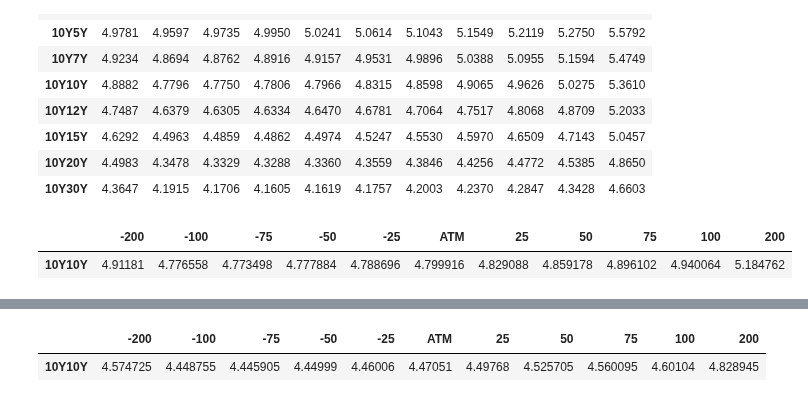
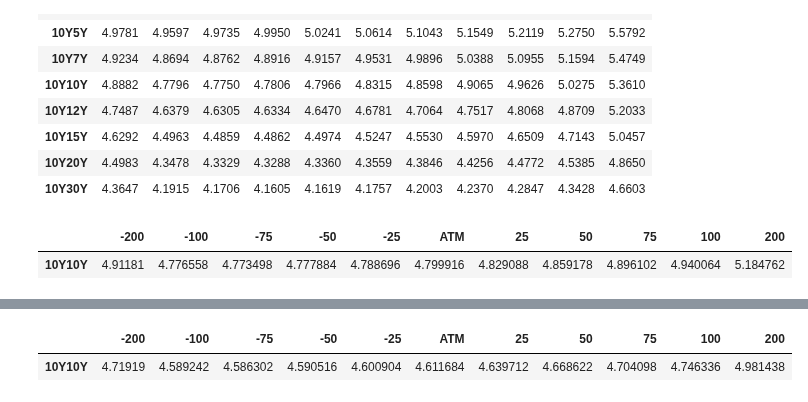
Before and after one commit to NannaOhrt/master_thesis, a Jupyter notebook: main/code/smile_10Y10Y.ipynb, the cells around one changed output, grey strips where cells are left out. Cells and saved outputs as stored; diff of their text form; code cells hidden in the pictures.

```diff
--- a/main/code/smile_10Y10Y.ipynb
+++ b/main/code/smile_10Y10Y.ipynb
@@ -89,16 +89,16 @@ df_OTM_2021
 # %%
 OTM_2020 = """
 -200 -100 -75 -50 -25 ATM 25 50 75 100 200
 
 10Y10Y 4,8155 4,6829 4,6799 4,6842 4,6948 4,7058 4,7344 4,7639 4,8001 4,8432 5,0831
 """
 OTM_2020 = OTM_2020.replace(",", ".")
 OTM_2020_io = StringIO(OTM_2020)
-df_OTM_2020 = pd.read_csv(OTM_2020_io, sep=" ")*0.95
+df_OTM_2020 = pd.read_csv(OTM_2020_io, sep=" ")*0.98
 df_OTM_2020
 # %% [output]
 |  | -200 | -100 | -75 | -50 | -25 | ATM | 25 | 50 | 75 | 100 | 200 |
-| 10Y10Y | 4.574725 | 4.448755 | 4.445905 | 4.44999 | 4.46006 | 4.47051 | 4.49768 | 4.525705 | 4.560095 | 4.60104 | 4.828945 |
+| 10Y10Y | 4.71919 | 4.589242 | 4.586302 | 4.590516 | 4.600904 | 4.611684 | 4.639712 | 4.668622 | 4.704098 | 4.746336 | 4.981438 |
 # %%
 # Extract the '10Y10Y' row from the original dataframe
 ten_y_ten_y_2023 = df_OTM_2023.loc['10Y10Y']
```
Also changed, not shown: parts of 1 cell of this notebook, 2 other files.
